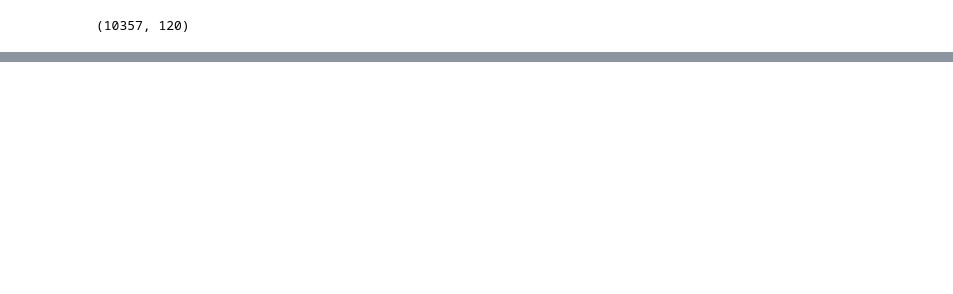
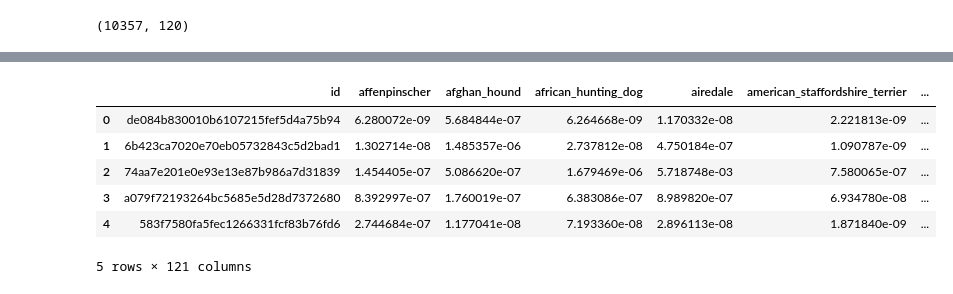
Before and after one commit to evgenysushko/fastai_course, a Jupyter notebook: notebooks/dog-breed-identification-kaggle.ipynb, the cells around one changed output, grey strips where cells are left out. Saved outputs shown, nothing was run; the diff lists cells and outputs as text; code cells hidden in the pictures; blank space fills up the shorter version.

```diff
--- a/notebooks/dog-breed-identification-kaggle.ipynb
+++ b/notebooks/dog-breed-identification-kaggle.ipynb
@@ -269,8 +272,6 @@ accuracy_np(probs, y), metrics.log_loss(y, probs)
 Didn't actually help a lot, just a tiny bit
 # %%
 learn.save('299_pre')
-# %%
-learn.load('229_pre')
 # %% [markdown]
 At this point it's nearly done. Just one more cycle of 2 to see if it got any better
 # %%
@@ -297,0 +297,2 @@ test = learn.predict(is_test=True)
+# %%
+learn.load('299_pre_all')
@@ -297,0 +327,5 @@ test = learn.predict(is_test=True)
+# %%
+%%time
+#log_preds = learn.predict(is_test=True)
+log_preds, y = learn.TTA(is_test=True)
+probs = np.mean(np.exp(log_preds), axis=0)
@@ -306 +339,5 @@ test = np.exp(test)
+# %%
+df = pd.DataFrame(probs)
+df.columns = data.classes
+df.insert(0, 'id', [o[5:-4] for o in data.test_ds.fnames])
 # %%
@@ -322,0 +349,10 @@ sample_submission.csv  test_submission.csv        train
+# %%
+df.head()
+# %% [output]
+|  | id | affenpinscher | afghan_hound | african_hunting_dog | airedale | american_staffordshire_terrier | ... |
+| 0 | de084b830010b6107215fef5d4a75b94 | 6.280072e-09 | 5.684844e-07 | 6.264668e-09 | 1.170332e-08 | 2.221813e-09 | ... |
+| 1 | 6b423ca7020e70eb05732843c5d2bad1 | 1.302714e-08 | 1.485357e-06 | 2.737812e-08 | 4.750184e-07 | 1.090787e-09 | ... |
+| 2 | 74aa7e201e0e93e13e87b986a7d31839 | 1.454405e-07 | 5.086620e-07 | 1.679469e-06 | 5.718748e-03 | 7.580065e-07 | ... |
+| 3 | a079f72193264bc5685e5d28d7372680 | 8.392997e-07 | 1.760019e-07 | 6.383086e-07 | 8.989820e-07 | 6.934780e-08 | ... |
+| 4 | 583f7580fa5fec1266331fcf83b76fd6 | 2.744684e-07 | 1.177041e-08 | 7.193360e-08 | 2.896113e-08 | 1.871840e-09 | ... |
+5 rows × 121 columns
```
Also changed, not shown: parts of 30 cells of this notebook, 2 other files.
